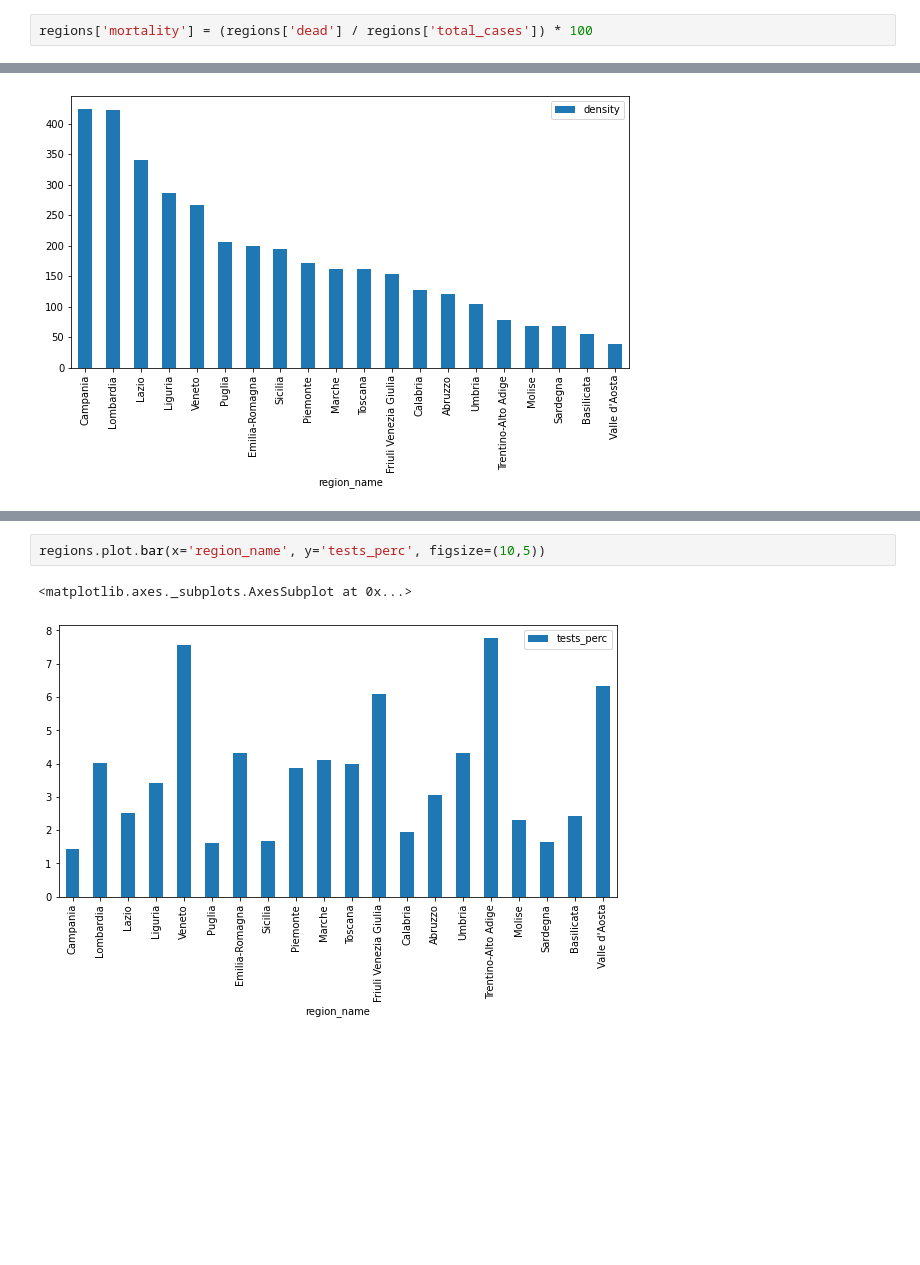
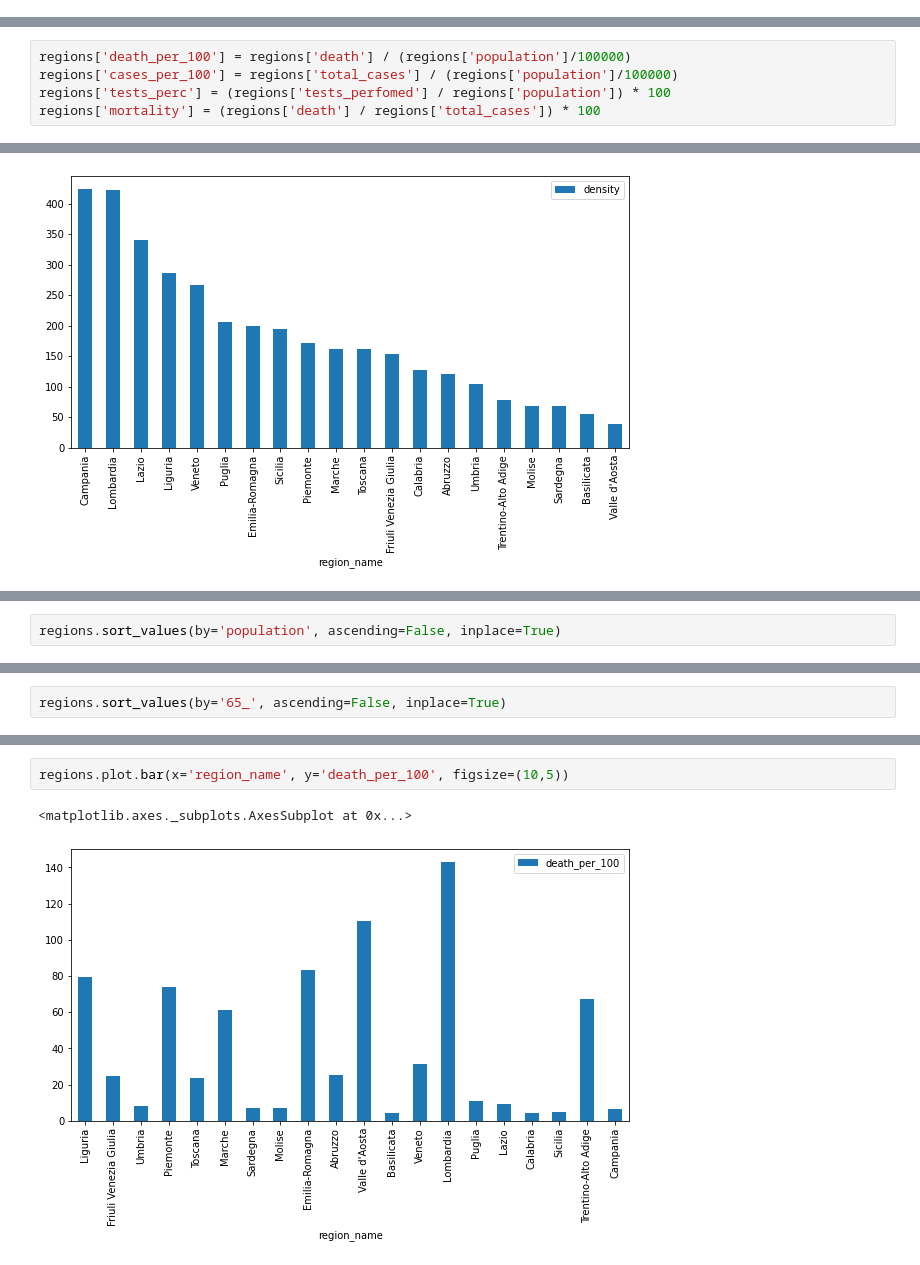
Before and after one commit to gavrilaf/covid19-stat, a Jupyter notebook: it-covid19-analysis.ipynb, the cells around one changed output, grey strips where cells are left out. Saved outputs shown, nothing was run; the diff lists cells and outputs as text; blank space fills up the shorter version.

```diff
--- a/it-covid19-analysis.ipynb
+++ b/it-covid19-analysis.ipynb
@@ -10,2 +5,0 @@ regions['tests_perc'] = (regions['tests_perfomed'] / regions['population']) * 10
-# %%
-regions['mortality'] = (regions['dead'] / regions['total_cases']) * 100
@@ -11,0 +12,5 @@ regions['mortality'] = (regions['dead'] / regions['total_cases']) * 100
+# %%
+regions['death_per_100'] = regions['death'] / (regions['population']/100000)
+regions['cases_per_100'] = regions['total_cases'] / (regions['population']/100000)
+regions['tests_perc'] = (regions['tests_perfomed'] / regions['population']) * 100
+regions['mortality'] = (regions['death'] / regions['total_cases']) * 100
@@ -23,0 +40,2 @@ regions.plot.bar(x='region_name', y='dead_per_100', figsize=(10,5))
+# %%
+regions.sort_values(by='population', ascending=False, inplace=True)
@@ -23,0 +60,2 @@ regions.plot.bar(x='region_name', y='dead_per_100', figsize=(10,5))
+# %%
+regions.sort_values(by='65_', ascending=False, inplace=True)
@@ -29,5 +72,5 @@ regions.plot.bar(x='region_name', y='mortality', figsize=(10,5))
 # %%
-regions.plot.bar(x='region_name', y='tests_perc', figsize=(10,5))
+regions.plot.bar(x='region_name', y='death_per_100', figsize=(10,5))
 # %% [output]
 <matplotlib.axes._subplots.AxesSubplot at 0x...>
-[figure, old version]
+[figure, new version]
```
Also changed, not shown: parts of 13 cells of this notebook, 4 other files.
